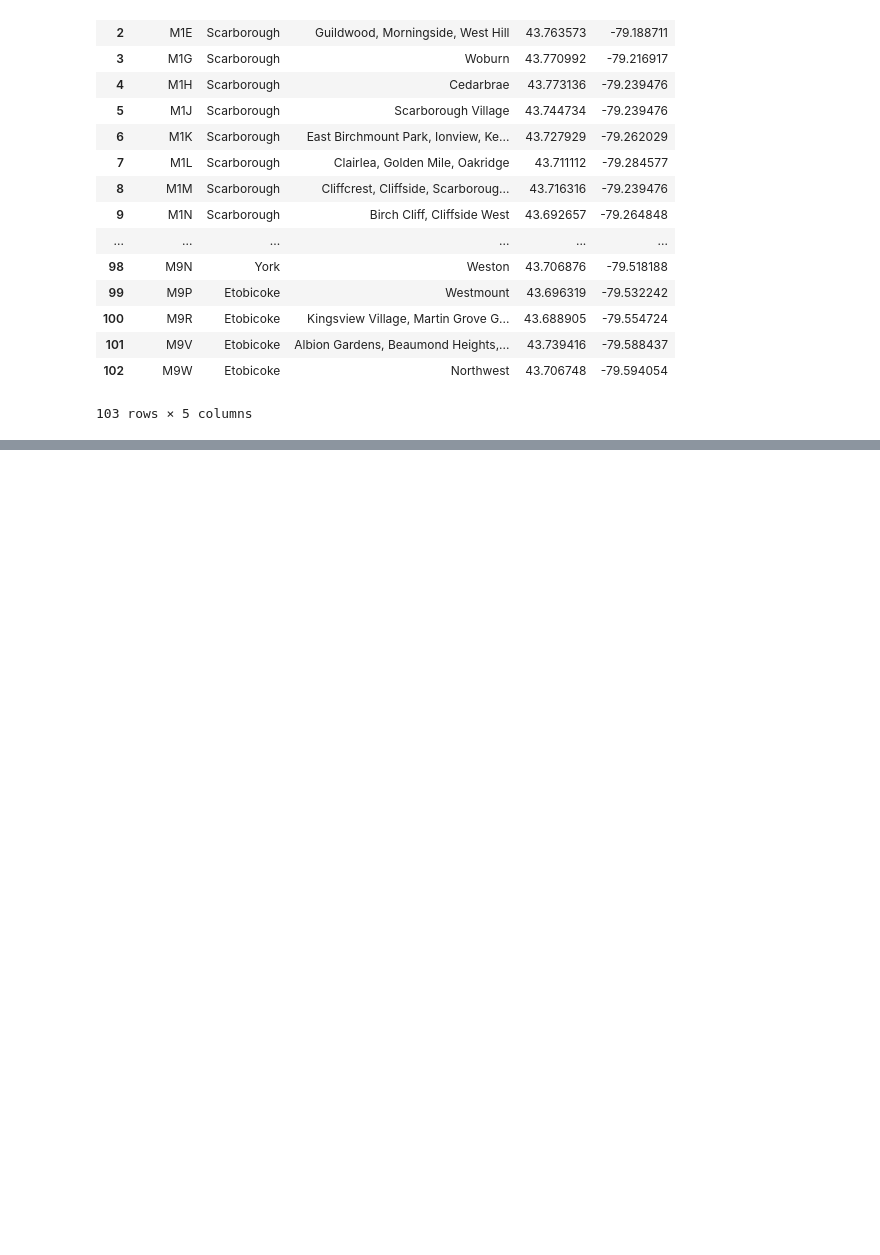
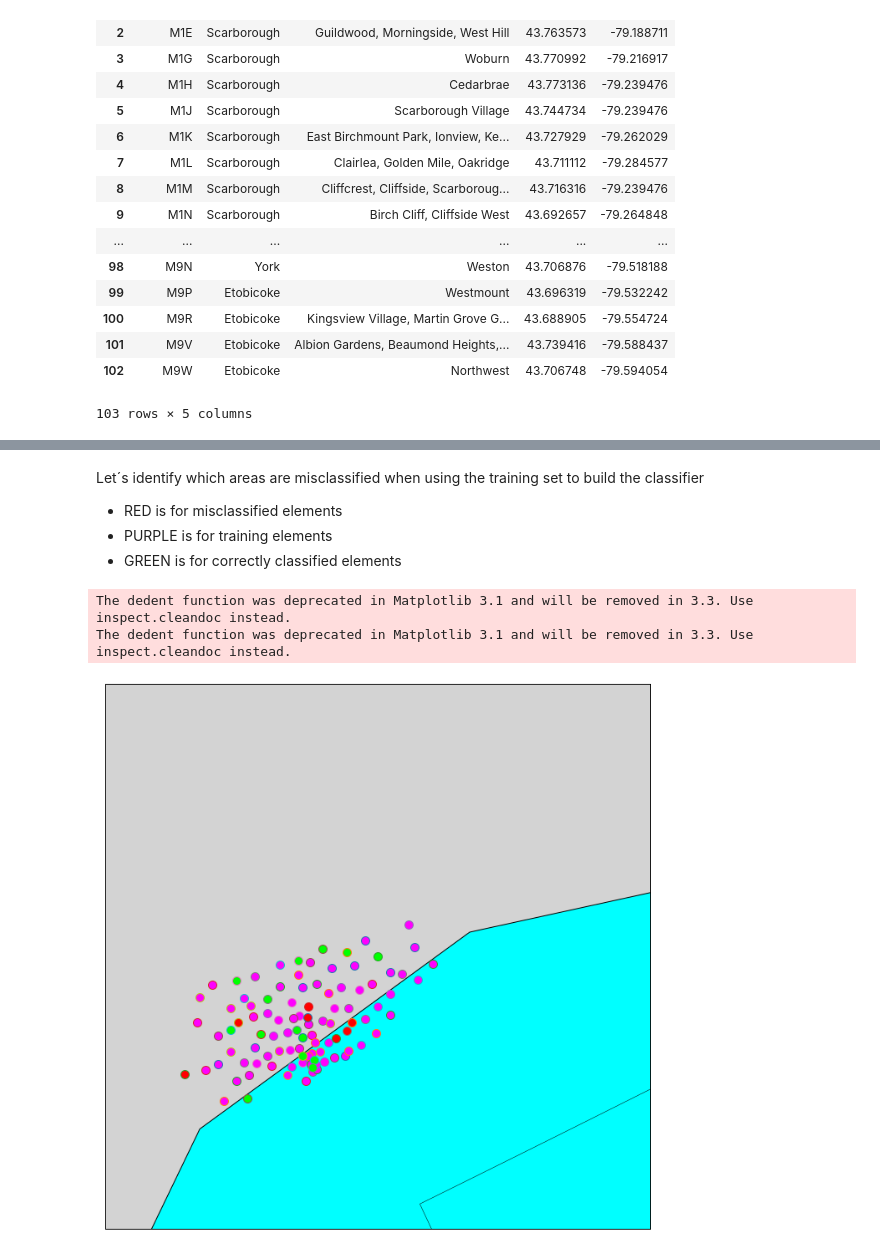
Before and after one commit to sjans1/Data-Science-Capstone, a Jupyter notebook: Data Science Capstone week 3.ipynb, the cells around one changed output, grey strips where cells are left out. Saved outputs shown, nothing was run; the diff lists cells and outputs as text; code cells hidden in the pictures; blank space fills up the shorter version.

```diff
--- a/Data Science Capstone week 3.ipynb
+++ b/Data Science Capstone week 3.ipynb
@@ -142,0 +201,38 @@ ModuleNotFoundError: No module named 'mpl_toolkits.basemap'
+# %%
+neigh = KNeighborsClassifier(n_neighbors = 3).fit(train_X_Normalized,train_y)
+test_X.reset_index(inplace=True)
+# %% [markdown]
+Let´s identify which areas are misclassified when using the training set to build the classifier
+<ul>
+    <li>RED is for misclassified elements</li>
+    <li>PURPLE is for training elements</li>
+    <li>GREEN is for correctly classified elements</li>
+# %%
+fig = plt.figure(figsize=(12, 12))
+m = Basemap(projection='lcc', resolution='l',
+            lat_0=43.794200, lon_0=-79.262029,
+            width=8.05E4, height=8.05E4)
+
+for index, row in train_X.iterrows():
+    x, y = m(row["Longitude"], row['Latitude'])
+    plt.plot(x, y,markerfacecolor =([1,0,1]),  marker='o', markersize= 10, alpha = 1)
+
+for index, row in test_X.iterrows():
+    x, y = m(row["Longitude"], row['Latitude'])
+    result = neigh.predict(test_X_Normalized[index].reshape(1, -1))
+    if (result == test_y[index]):
+        plt.plot(x, y,markerfacecolor =([0,1,0]),  marker='o', markersize= 10, alpha = 1)
+    else :
+        plt.plot(x, y,markerfacecolor =([1,0,0]),  marker='o', markersize= 10, alpha = 1)
+
+
+m.drawcoastlines()
+m.drawcountries()
+m.drawmapboundary()
+m.drawmapboundary(fill_color='blue')
+m.fillcontinents(color='lightgray',lake_color='aqua')
+plt.show()
+# %% [output]
+The dedent function was deprecated in Matplotlib 3.1 and will be removed in 3.3. Use inspect.cleandoc instead.
+The dedent function was deprecated in Matplotlib 3.1 and will be removed in 3.3. Use inspect.cleandoc instead.
+[figure, added]
```
Also changed, not shown: parts of 9 cells of this notebook.
